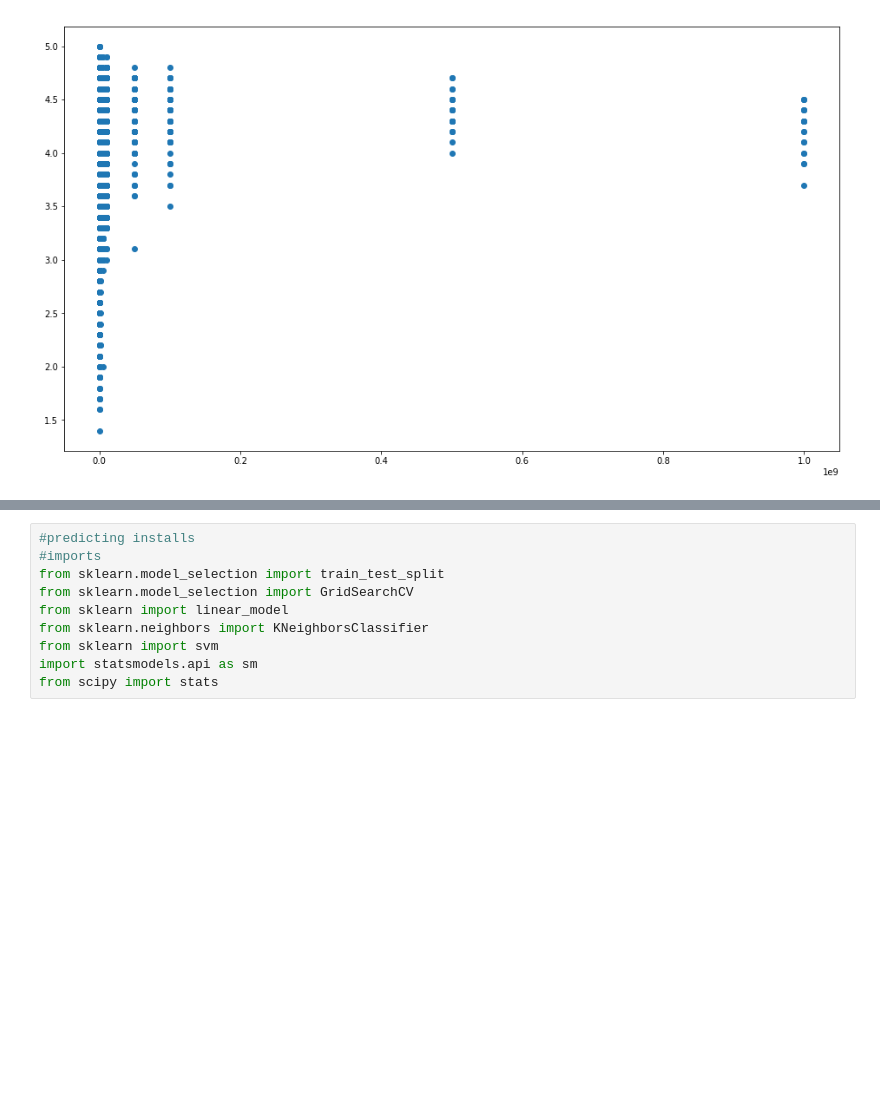
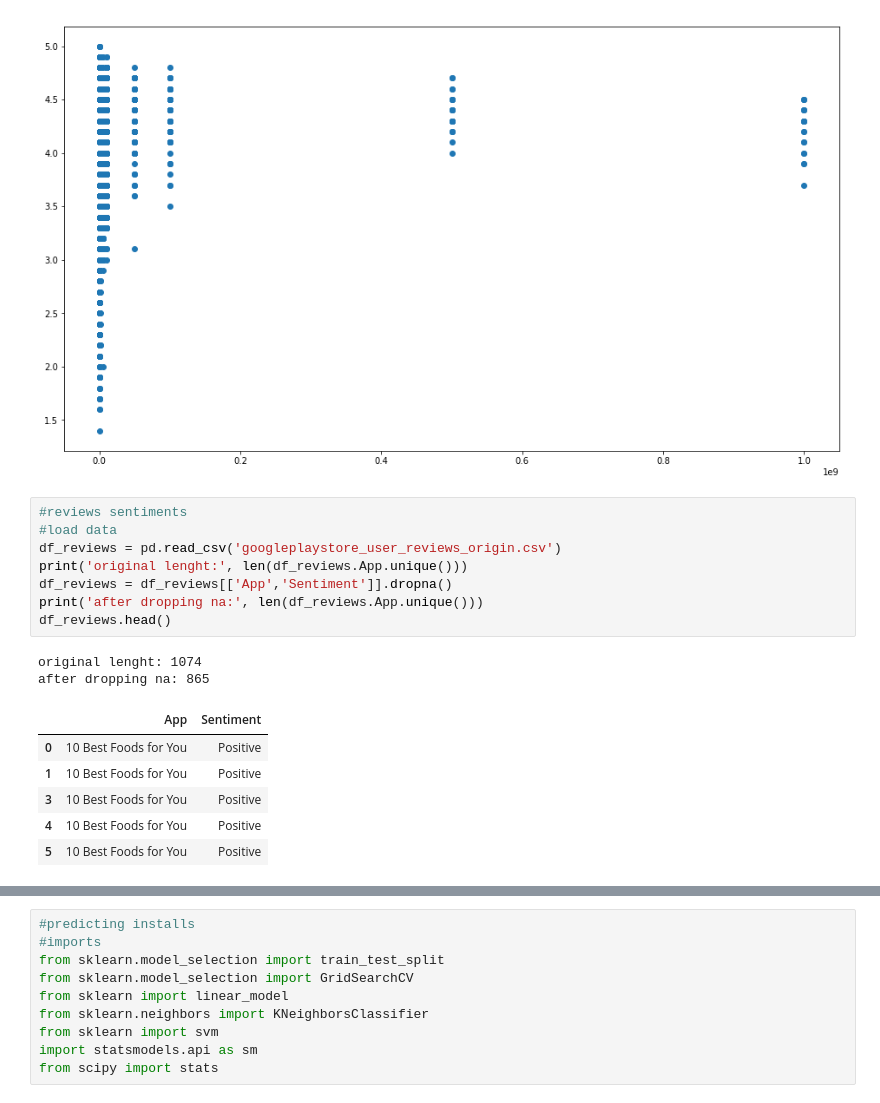
Before and after one commit to Jasonshi001/IE5374_project, a Jupyter notebook: draft_.ipynb, the cells around one changed output, grey strips where cells are left out. Cells and saved outputs as stored; diff of their text form; blank space fills up the shorter version.

```diff
--- a/draft_.ipynb
+++ b/draft_.ipynb
@@ -393,3 +393,20 @@ plt.scatter(df_apps.installs_int, df_apps.Rating)
 plt.show()
 # %% [output]
 [figure]
+# %%
+#reviews sentiments
+#load data
+df_reviews = pd.read_csv('googleplaystore_user_reviews_origin.csv')
+print('original lenght:', len(df_reviews.App.unique()))
+df_reviews = df_reviews[['App','Sentiment']].dropna()
+print('after dropping na:', len(df_reviews.App.unique()))
+df_reviews.head()
+# %% [output]
+original lenght: 1074
+after dropping na: 865
+|  | App | Sentiment |
+| 0 | 10 Best Foods for You | Positive |
+| 1 | 10 Best Foods for You | Positive |
+| 3 | 10 Best Foods for You | Positive |
+| 4 | 10 Best Foods for You | Positive |
+| 5 | 10 Best Foods for You | Positive |
```
Also changed, not shown: parts of 3 cells of this notebook.
